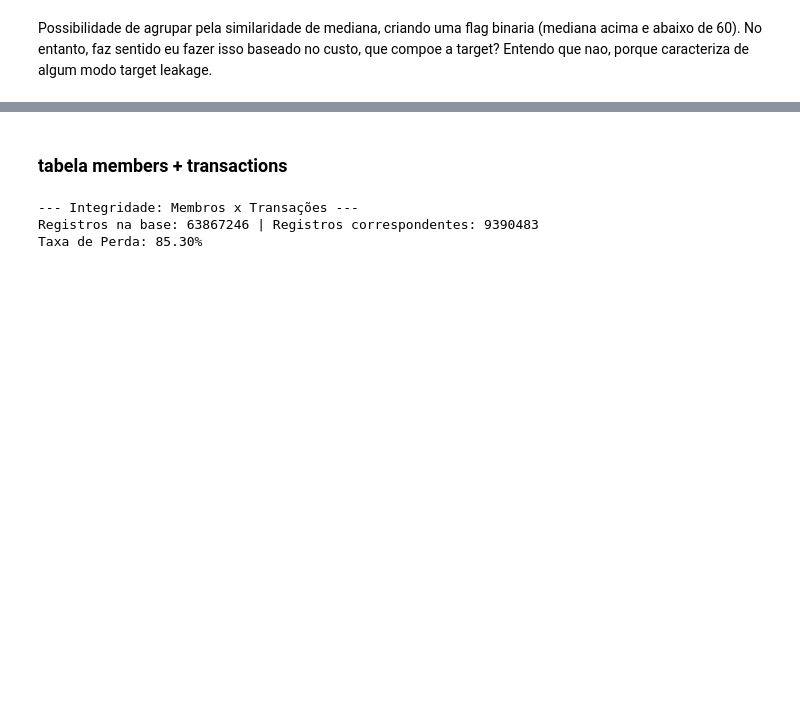
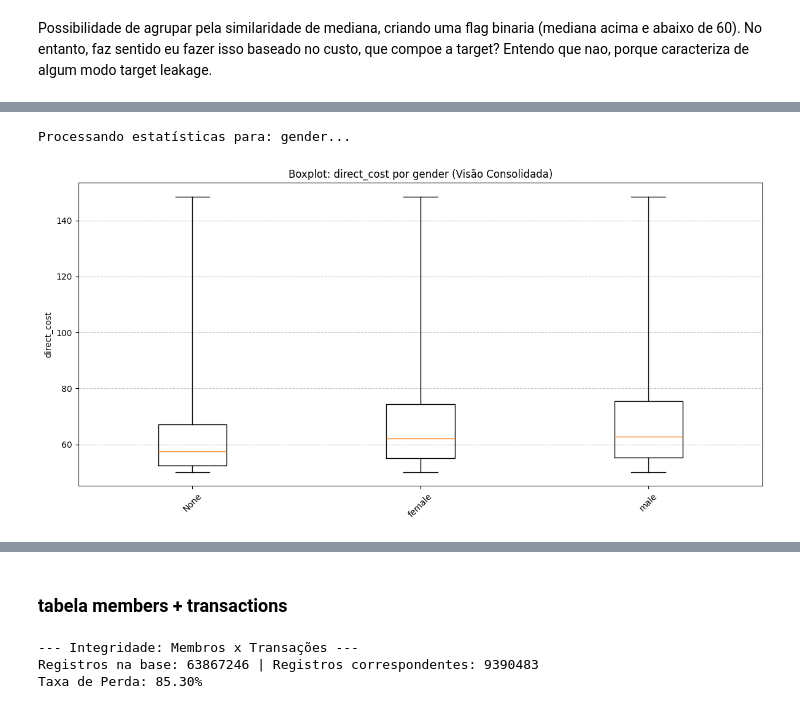
Before and after one commit to GuMauriz/datamaster, a Jupyter notebook: project.ipynb, the cells around one changed output, grey strips where cells are left out. Drawn from its saved outputs; the diff is of its cells as text; code cells hidden in the pictures; blank space fills up the shorter version.

```diff
--- a/project.ipynb
+++ b/project.ipynb
@@ -2682,0 +2695,5 @@ Processando estatísticas para: registered_via...
+# %%
+plot_boxplot(df_atv_members_logs, ["gender"], "direct_cost", agrupar_por_safra=False)
+# %% [output]
+Processando estatísticas para: gender...
+[figure, added]
```
Also changed, not shown: parts of 39 cells of this notebook.
